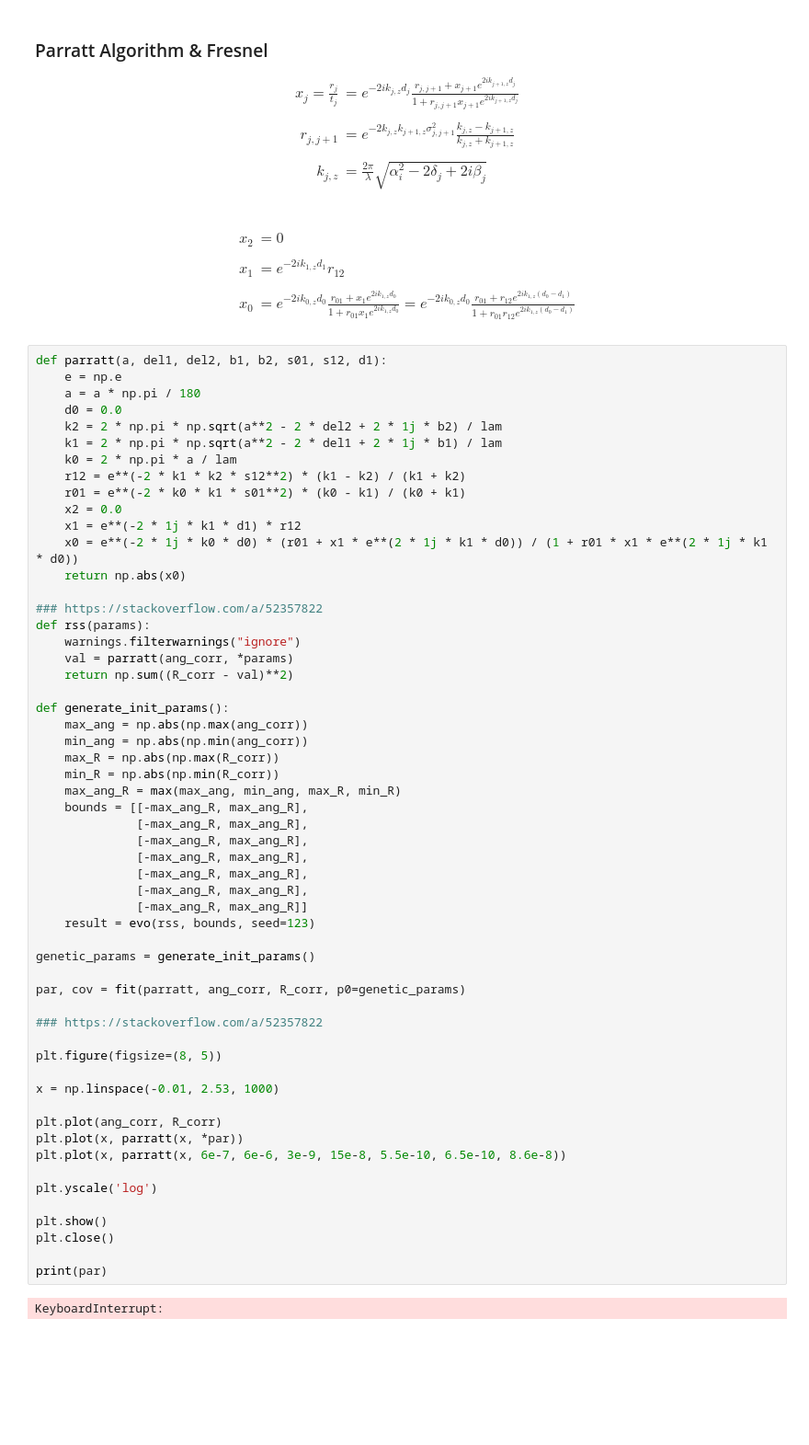
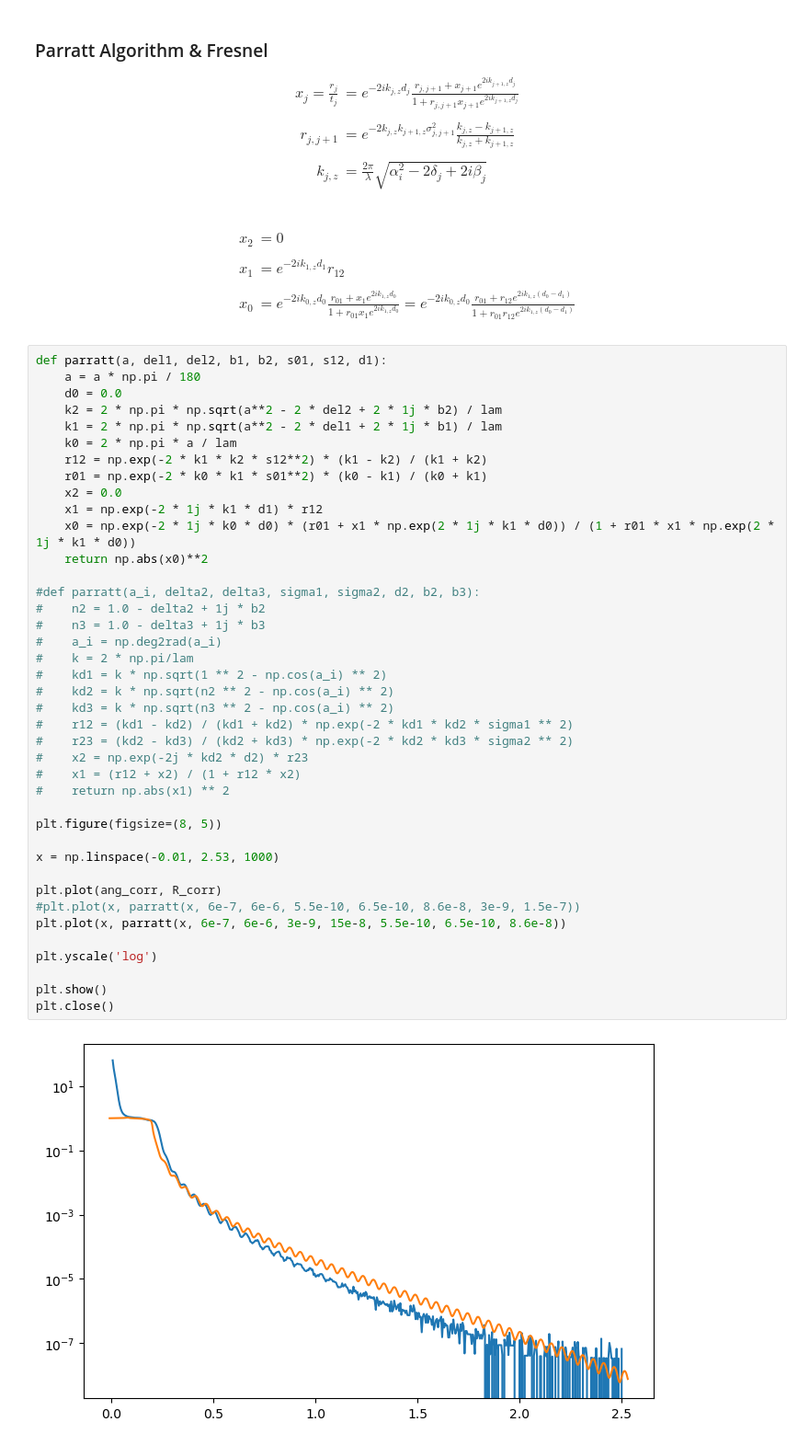
Before and after one commit to frtza/advancedlaboratory, a Jupyter notebook: V44/note.ipynb, the cells around one changed output. Shown at 92% size. Cells and saved outputs as stored; diff of their text form; blank space fills up the shorter version.

```diff
--- a/V44/note.ipynb
+++ b/V44/note.ipynb
@@ -284,59 +284,43 @@ $$
 $$
 # %%
 def parratt(a, del1, del2, b1, b2, s01, s12, d1):
-    e = np.e
     a = a * np.pi / 180
     d0 = 0.0
     k2 = 2 * np.pi * np.sqrt(a**2 - 2 * del2 + 2 * 1j * b2) / lam
     k1 = 2 * np.pi * np.sqrt(a**2 - 2 * del1 + 2 * 1j * b1) / lam
     k0 = 2 * np.pi * a / lam
-    r12 = e**(-2 * k1 * k2 * s12**2) * (k1 - k2) / (k1 + k2)
-    r01 = e**(-2 * k0 * k1 * s01**2) * (k0 - k1) / (k0 + k1)
+    r12 = np.exp(-2 * k1 * k2 * s12**2) * (k1 - k2) / (k1 + k2)
+    r01 = np.exp(-2 * k0 * k1 * s01**2) * (k0 - k1) / (k0 + k1)
     x2 = 0.0
-    x1 = e**(-2 * 1j * k1 * d1) * r12
-    x0 = e**(-2 * 1j * k0 * d0) * (r01 + x1 * e**(2 * 1j * k1 * d0)) / (1 + r01 * x1 * e**(2 * 1j * k1 * d0))
-    return np.abs(x0)
+    x1 = np.exp(-2 * 1j * k1 * d1) * r12
+    x0 = np.exp(-2 * 1j * k0 * d0) * (r01 + x1 * np.exp(2 * 1j * k1 * d0)) / (1 + r01 * x1 * np.exp(2 * 1j * k1 * d0))
+    return np.abs(x0)**2
 
-### https://stackoverflow.com/a/52357822
-def rss(params):
-    warnings.filterwarnings("ignore")
-    val = parratt(ang_corr, *params)
-    return np.sum((R_corr - val)**2)
-
-def generate_init_params():
-    max_ang = np.abs(np.max(ang_corr))
-    min_ang = np.abs(np.min(ang_corr))
-    max_R = np.abs(np.max(R_corr))
-    min_R = np.abs(np.min(R_corr))
-    max_ang_R = max(max_ang, min_ang, max_R, min_R)
-    bounds = [[-max_ang_R, max_ang_R],
-              [-max_ang_R, max_ang_R],
-              [-max_ang_R, max_ang_R],
-              [-max_ang_R, max_ang_R],
-              [-max_ang_R, max_ang_R],
-              [-max_ang_R, max_ang_R],
-              [-max_ang_R, max_ang_R]]
-    result = evo(rss, bounds, seed=123)
-
-genetic_params = generate_init_params()
-
-par, cov = fit(parratt, ang_corr, R_corr, p0=genetic_params)
-
-### https://stackoverflow.com/a/52357822
+#def parratt(a_i, delta2, delta3, sigma1, sigma2, d2, b2, b3):
+#    n2 = 1.0 - delta2 + 1j * b2
+#    n3 = 1.0 - delta3 + 1j * b3
+#    a_i = np.deg2rad(a_i)
+#    k = 2 * np.pi/lam
+#    kd1 = k * np.sqrt(1 ** 2 - np.cos(a_i) ** 2)
+#    kd2 = k * np.sqrt(n2 ** 2 - np.cos(a_i) ** 2)
+#    kd3 = k * np.sqrt(n3 ** 2 - np.cos(a_i) ** 2)
+#    r12 = (kd1 - kd2) / (kd1 + kd2) * np.exp(-2 * kd1 * kd2 * sigma1 ** 2)
+#    r23 = (kd2 - kd3) / (kd2 + kd3) * np.exp(-2 * kd2 * kd3 * sigma2 ** 2)
+#    x2 = np.exp(-2j * kd2 * d2) * r23
+#    x1 = (r12 + x2) / (1 + r12 * x2)
+#    return np.abs(x1) ** 2
 
 plt.figure(figsize=(8, 5))
 
 x = np.linspace(-0.01, 2.53, 1000)
 
 plt.plot(ang_corr, R_corr)
-plt.plot(x, parratt(x, *par))
+#plt.plot(x, parratt(x, 6e-7, 6e-6, 5.5e-10, 6.5e-10, 8.6e-8, 3e-9, 1.5e-7))
 plt.plot(x, parratt(x, 6e-7, 6e-6, 3e-9, 15e-8, 5.5e-10, 6.5e-10, 8.6e-8))
 
 plt.yscale('log')
 
 plt.show()
 plt.close()
-
-print(par)
 # %% [output]
-KeyboardInterrupt:
+[figure, added]
```
Also changed, not shown: parts of 1 cell of this notebook.
